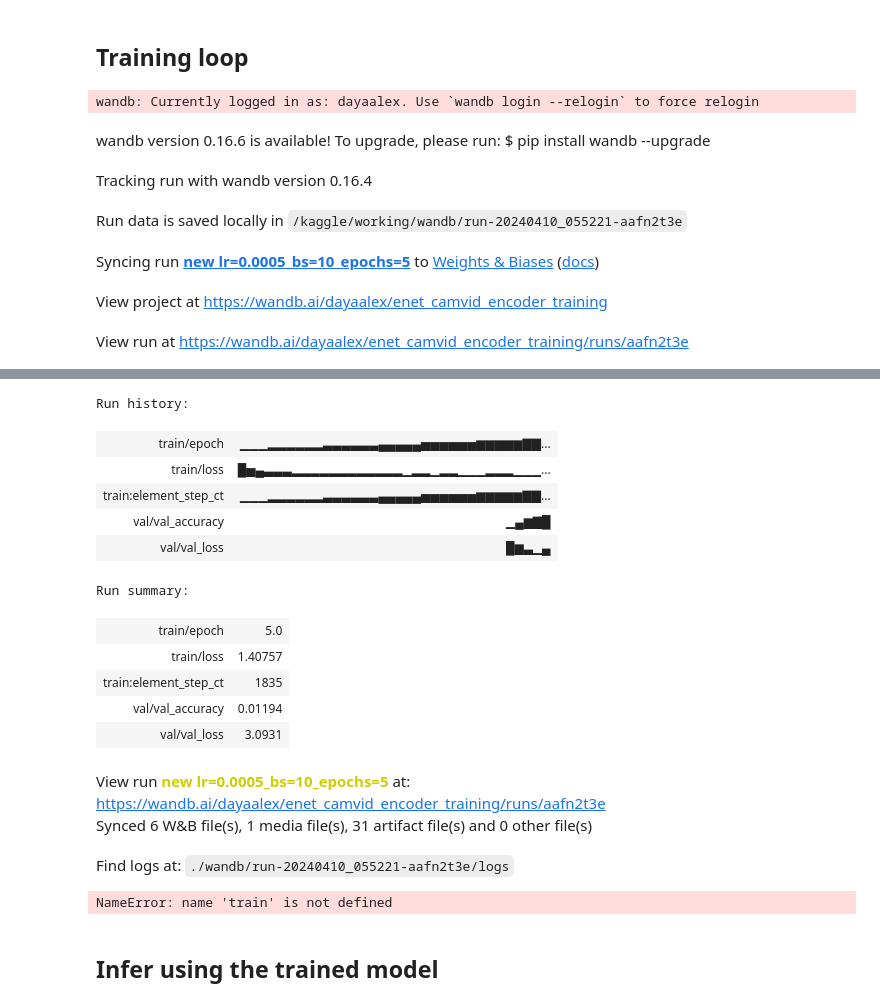
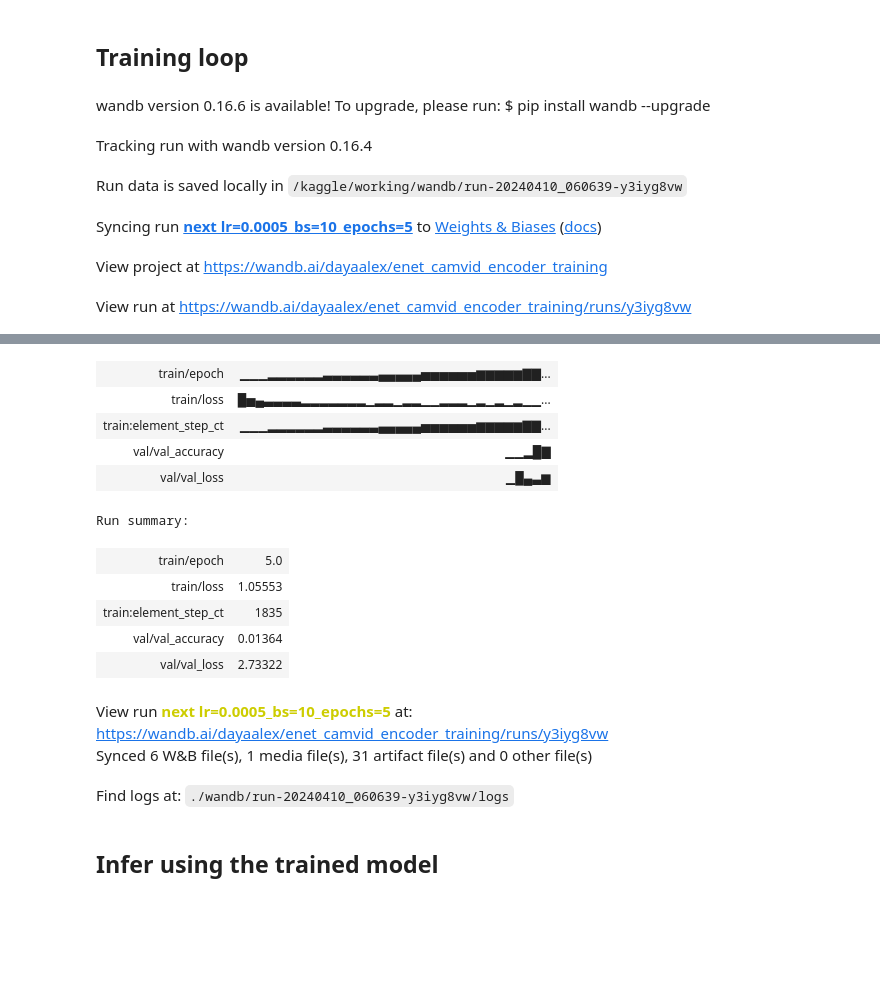
Before and after one commit to DayaAlex/ENet-Road-segmentation, a Jupyter notebook: enet-camvid-encoder-training.ipynb, the cells around one changed output, grey strips where cells are left out. Saved outputs shown, nothing was run; the diff lists cells and outputs as text; code cells hidden in the pictures; blank space fills up the shorter version.

```diff
--- a/enet-camvid-encoder-training.ipynb
+++ b/enet-camvid-encoder-training.ipynb
@@ -768,41 +803,10 @@ jaccard = MulticlassJaccardIndex(num_classes=12).to(device)
 # epochs = 20
 # save_every = 200
 total_run :int = 1
-# %%
-def decode_segmap(image, threshold=0.5):
-
-    #print(image)
-    Sky = [0, 0, 0]
-    Building = [0, 0, 153]
-    Pole = [0, 0, 255]
-    Road = [51, 153, 255]
-    Pavement = [0, 255, 255]
-    Tree = [128, 255, 0]
-    SignSymbol = [255, 255, 0]
-    Fence = [64, 64, 128]
-    Car = [255, 128, 0]
-    Pedestrian = [255, 0, 127]
-    Bicyclist = [255, 204, 255]
-    Background_scene = [255,255,255]
-
-    label_colours = np.array([Sky, Building, Pole, Road,
-                              Pavement, Tree, SignSymbol, Fence, Car,
-                              Pedestrian, Bicyclist, Background_scene]).astype(np.uint8)
-
-    r = np.zeros_like(image).astype(np.uint8)
-    g = np.zeros_like(image).astype(np.uint8)
-    b = np.zeros_like(image).astype(np.uint8)
-
-    for l in range(0, 12):
-        r[image == l] = label_colours[l, 0]
-        g[image == l] = label_colours[l, 1]
-        b[image == l] = label_colours[l, 2]
-
-    rgb = np.zeros((image.shape[0], image.shape[1], 3)).astype(np.uint8)
-    rgb[:, :, 0] = b
-    rgb[:, :, 1] = g
-    rgb[:, :, 2] = r
-    return rgb
+# %%
+segmap_pred = decode_segmap(output.data.max(0)[1].numpy())#pass the max prob channel
+        segmap_gt = decode_segmap(mask.numpy())
+    plt.
 # %%
 def log_image_table(X_batch, outputs, mask_batch):
     table = wandb.Table(columns = ["images", "predictions", "targets"]
@@ -846,7 +850,7 @@ for run in range(total_run):
                         "epochs": 5,
                        }
     wandb.init(project ='enet_camvid_encoder_training',
-                name=f'new lr={config["learning_rate"]}_bs={config["batch_size"]}_epochs={config["epochs"]}',
+                name=f'next lr={config["learning_rate"]}_bs={config["batch_size"]}_epochs={config["epochs"]}',
                config=config)
 
     config = wandb.config
@@ -910,17 +914,15 @@ for run in range(total_run):
             'maxpool_indices_1':i1,
             'maxpool_indices_2':i2,
             'jacc':jacc_acc,
-            'optimizer_state_dict': optimizer.state_dict()
             }
-            torch.save(checkpoint, './ckpt-enet-encoder-camvid-ce-12-{}-{}.pth'.format(e, train_loss))
+            torch.save(checkpoint, './ckpt-enet-encoder-camvid-ce-12, indices, state_dic-{}-{}.pth'.format(e, train_loss))
             print ('Model is saved!')
 
 wandb.finish()
 # %% [output]
-wandb: Currently logged in as: dayaalex. Use `wandb login --relogin` to force relogin
 wandb version 0.16.6 is available! To upgrade, please run: $ pip install wandb --upgrade
 Tracking run with wandb version 0.16.4
-Run data is saved locally in /kaggle/working/wandb/run-20240410_055221-aafn2t3e
+Run data is saved locally in /kaggle/working/wandb/run-20240410_060639-y3iyg8vw
-Syncing run new lr=0.0005_bs=10_epochs=5 to Weights & Biases (docs)
+Syncing run next lr=0.0005_bs=10_epochs=5 to Weights & Biases (docs)
 View project at https://wandb.ai/dayaalex/enet_camvid_encoder_training
-View run at https://wandb.ai/dayaalex/enet_camvid_encoder_training/runs/aafn2t3e
+View run at https://wandb.ai/dayaalex/enet_camvid_encoder_training/runs/y3iyg8vw
@@ -933,19 +936,14 @@ Train loss: 1.408,Valid_loss: 3.093,Accuracy: 0.01
+| train/epoch | ▁▁▁▂▂▂▂▂▂▃▃▃▃▃▃▄▄▄▄▄▅▅▅▅▅▅▆▆▆▆▆▇▇... |
+| train/loss | █▅▄▃▃▃▃▂▂▂▂▂▂▂▁▂▂▁▂▂▁▁▂▂▂▁▂▁▂▁▂▁▁... |
+| train:element_step_ct | ▁▁▁▂▂▂▂▂▂▃▃▃▃▃▃▄▄▄▄▄▅▅▅▅▅▅▆▆▆▆▆▇▇... |
+| val/val_accuracy | ▁▁▂█▇ |
+| val/val_loss | ▁█▄▃▆ |
-Run history:
+Run summary:
-| train/epoch | ▁▁▁▂▂▂▂▂▂▃▃▃▃▃▃▄▄▄▄▄▅▅▅▅▅▅▆▆▆▆▆▇▇... |
-| train/loss | █▅▄▃▃▃▂▂▂▂▂▂▂▂▂▂▂▂▁▂▂▁▂▂▁▁▁▂▂▂▁▁▁... |
-| train:element_step_ct | ▁▁▁▂▂▂▂▂▂▃▃▃▃▃▃▄▄▄▄▄▅▅▅▅▅▅▆▆▆▆▆▇▇... |
-| val/val_accuracy | ▁▄▆▇█ |
-| val/val_loss | █▆▃▁▄ |
-Run summary:
 | train/epoch | 5.0 |
-| train/loss | 1.40757 |
+| train/loss | 1.05553 |
 | train:element_step_ct | 1835 |
-| val/val_accuracy | 0.01194 |
-| val/val_loss | 3.0931 |
+| val/val_accuracy | 0.01364 |
+| val/val_loss | 2.73322 |
-View run new lr=0.0005_bs=10_epochs=5 at: https://wandb.ai/dayaalex/enet_camvid_encoder_training/runs/aafn2t3e
+View run next lr=0.0005_bs=10_epochs=5 at: https://wandb.ai/dayaalex/enet_camvid_encoder_training/runs/y3iyg8vw
 Synced 6 W&B file(s), 1 media file(s), 31 artifact file(s) and 0 other file(s)
-Find logs at: ./wandb/run-20240410_055221-aafn2t3e/logs
+Find logs at: ./wandb/run-20240410_060639-y3iyg8vw/logs
-# %%
-train_losses, eval_losses, eval_acc = train(encoder,epochs, train_loader, val_loader, criterion, optimizer, device )
-# %% [output]
-NameError: name 'train' is not defined
```
Also changed, not shown: parts of 9 cells of this notebook.
